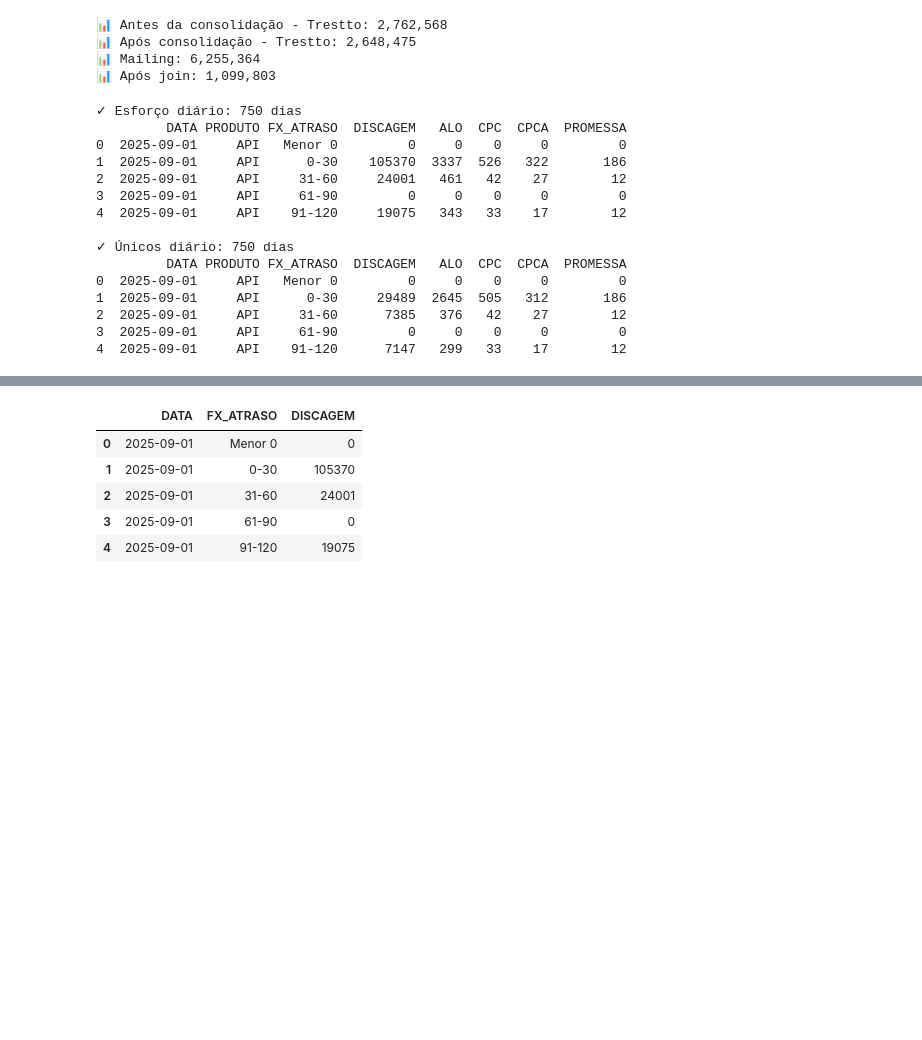
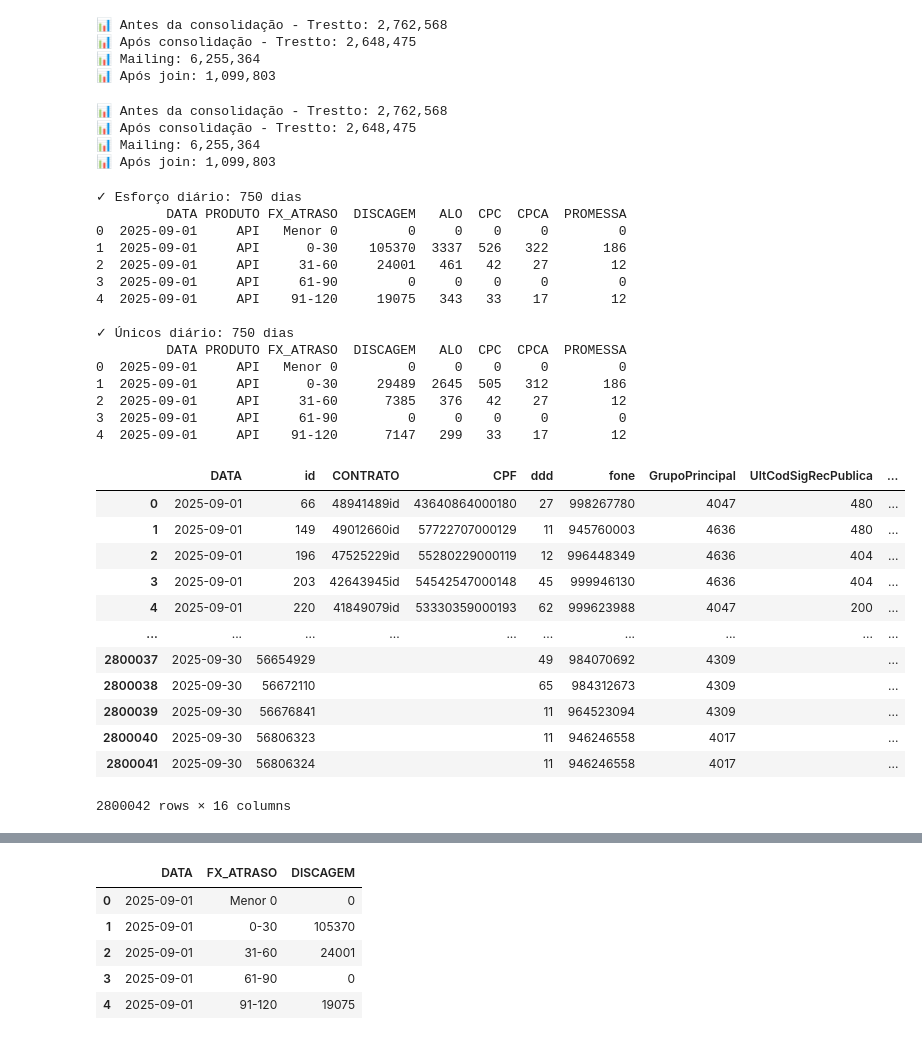
Before and after one commit to Claudiano-alves/Data-Analysis-Portfolio, a Jupyter notebook: Projects/Ouze/data_wrangling.ipynb, the cells around one changed output, grey strips where cells are left out. Saved outputs shown, nothing was run; the diff lists cells and outputs as text; code cells hidden in the pictures; blank space fills up the shorter version.

```diff
--- a/Projects/Ouze/data_wrangling.ipynb
+++ b/Projects/Ouze/data_wrangling.ipynb
@@ -42,22 +47,18 @@ from src.data_wrangling_discagens_trestto import tratar_discagens_trestto
 from src.data_wrangling_acionamentos import tratar_acionamentos
 
 # Aplicar tratamento
-# df_discagens_expert = tratar_base_discagens(df_discagens)
-# df_maling_hist = tratar_base_mailing_hist(df_maling_hist)
-# df_trestto_esforco, df_trestto_unique = tratar_discagens_trestto(df_discagens_trestto)
-df_tabualacao_aciona = tratar_acionamentos(df_discagens_trestto)
-
+# SEGMENTAÇÃO TIPO DE OPERAÇÃO, ADICIONAR DDD
+df_discagens_expert = tratar_base_discagens(df_discagens_expert)
+# ADICIONAR PRODUTO, FAIXA DE ATRASO E VALOR PRINCIPAL
+df_maling_hist = tratar_base_mailing_hist(df_maling_hist, df_cad_devf)
+# DATA FRAMES ESFORÇO, ÚNICOS TRATADOS, COM BASE NA MAILING HIST
 df_trestto_esforco, df_trestto_unique = tratar_discagens_trestto(
     df_discagens_trestto,
     df_maling_hist
 )
-
-# df_maling_hist.head()
-#df_cad_devf.head()
-
-# df_mailing_hist_cruz = tratar_base_discagens(df_mailing_hist)
-
-#df_discagens.head()
+# CONVERTE VALORES DE DISCAGENS PARA INT
+df_tabualacao_aciona = tratar_acionamentos(df_tabualacao_aciona)
+#df_mailing_hist_cruz = tratar_base_discagens(df_maling_hist)
 
 print(f"✓ Esforço diário: {len(df_trestto_esforco)} dias")
 print(df_trestto_esforco.head())
@@ -69,18 +70,43 @@ print(df_trestto_unique.head())
 📊 Após consolidação - Trestto: 2,648,475
 📊 Mailing: 6,255,364
 📊 Após join: 1,099,803
-✓ Esforço diário: 750 dias
-         DATA PRODUTO FX_ATRASO  DISCAGEM   ALO  CPC  CPCA  PROMESSA
-0  2025-09-01     API   Menor 0         0     0    0     0         0
-1  2025-09-01     API      0-30    105370  3337  526   322       186
-2  2025-09-01     API     31-60     24001   461   42    27        12
-3  2025-09-01     API     61-90         0     0    0     0         0
-4  2025-09-01     API    91-120     19075   343   33    17        12
-
-✓ Únicos diário: 750 dias
-         DATA PRODUTO FX_ATRASO  DISCAGEM   ALO  CPC  CPCA  PROMESSA
-0  2025-09-01     API   Menor 0         0     0    0     0         0
-1  2025-09-01     API      0-30     29489  2645  505   312       186
-2  2025-09-01     API     31-60      7385   376   42    27        12
-3  2025-09-01     API     61-90         0     0    0     0         0
-4  2025-09-01     API    91-120      7147   299   33    17        12
+📊 Antes da consolidação - Trestto: 2,762,568
+📊 Após consolidação - Trestto: 2,648,475
+📊 Mailing: 6,255,364
+📊 Após join: 1,099,803
+✓ Esforço diário: 750 dias
+         DATA PRODUTO FX_ATRASO  DISCAGEM   ALO  CPC  CPCA  PROMESSA
+0  2025-09-01     API   Menor 0         0     0    0     0         0
+1  2025-09-01     API      0-30    105370  3337  526   322       186
+2  2025-09-01     API     31-60     24001   461   42    27        12
+3  2025-09-01     API     61-90         0     0    0     0         0
+4  2025-09-01     API    91-120     19075   343   33    17        12
+
+✓ Únicos diário: 750 dias
+         DATA PRODUTO FX_ATRASO  DISCAGEM   ALO  CPC  CPCA  PROMESSA
+0  2025-09-01     API   Menor 0         0     0    0     0         0
+1  2025-09-01     API      0-30     29489  2645  505   312       186
+2  2025-09-01     API     31-60      7385   376   42    27        12
+3  2025-09-01     API     61-90         0     0    0     0         0
+4  2025-09-01     API    91-120      7147   299   33    17        12
+# %%
+#df_maling_hist.head()
+#df_cad_devf.head()
+df_discagens_expert
+#df_tabualacao_aciona
+#df_discagens_trestto
+#df_trestto_esforco
+# %% [output]
+|  | DATA | id | CONTRATO | CPF | ddd | fone | GrupoPrincipal | UltCodSigRecPublica | ... |
+| 0 | 2025-09-01 | 66 | 48941489id | 43640864000180 | 27 | 998267780 | 4047 | 480 | ... |
+| 1 | 2025-09-01 | 149 | 49012660id | 57722707000129 | 11 | 945760003 | 4636 | 480 | ... |
+| 2 | 2025-09-01 | 196 | 47525229id | 55280229000119 | 12 | 996448349 | 4636 | 404 | ... |
+| 3 | 2025-09-01 | 203 | 42643945id | 54542547000148 | 45 | 999946130 | 4636 | 404 | ... |
+| 4 | 2025-09-01 | 220 | 41849079id | 53330359000193 | 62 | 999623988 | 4047 | 200 | ... |
+| ... | ... | ... | ... | ... | ... | ... | ... | ... | ... |
+| 2800037 | 2025-09-30 | 56654929 |  |  | 49 | 984070692 | 4309 |  | ... |
+| 2800038 | 2025-09-30 | 56672110 |  |  | 65 | 984312673 | 4309 |  | ... |
+| 2800039 | 2025-09-30 | 56676841 |  |  | 11 | 964523094 | 4309 |  | ... |
+| 2800040 | 2025-09-30 | 56806323 |  |  | 11 | 946246558 | 4017 |  | ... |
+| 2800041 | 2025-09-30 | 56806324 |  |  | 11 | 946246558 | 4017 |  | ... |
+2800042 rows × 16 columns
```
Also changed, not shown: parts of 19 cells of this notebook, 5 other files.
